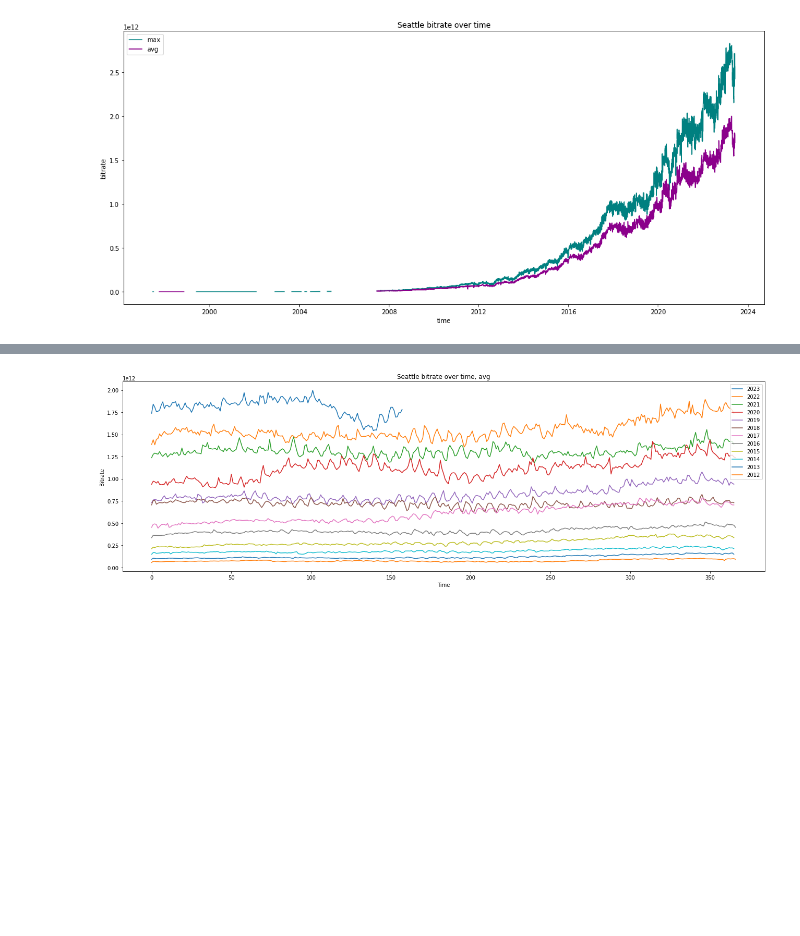
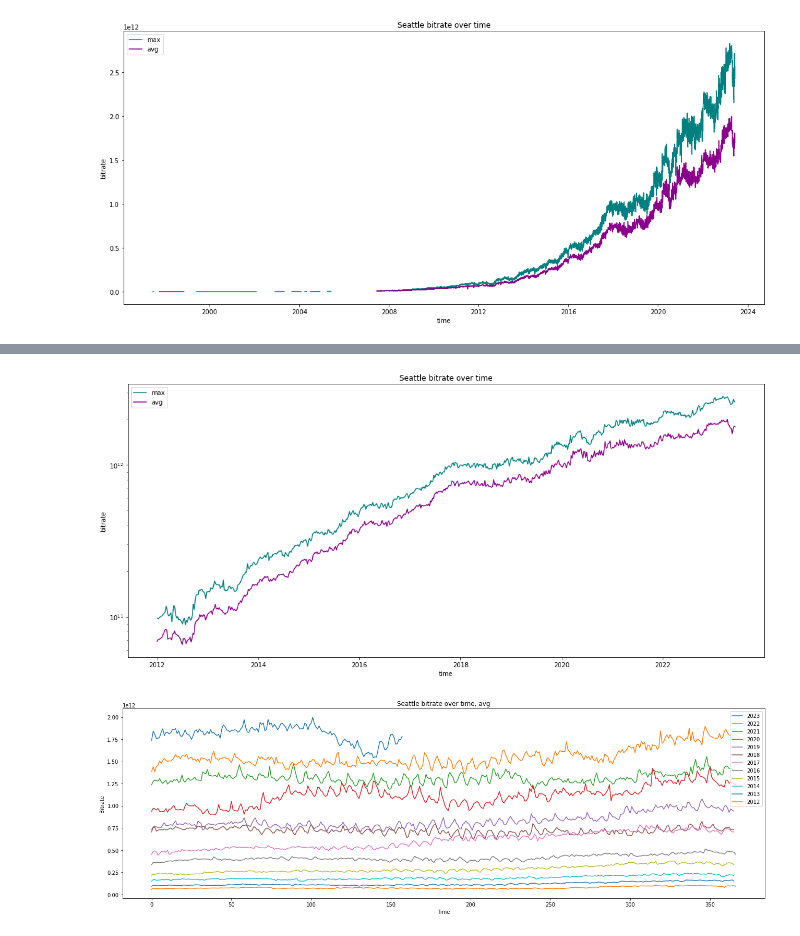
Before and after one commit to Ola2904/increasing_traffic_model, a Jupyter notebook: drawings.ipynb, the cells around one changed output, grey strips where cells are left out. Drawn from its saved outputs; the diff is of its cells as text; code cells hidden in the pictures; blank space fills up the shorter version.

Commit message:
add weekly resampling

```diff
--- a/drawings.ipynb
+++ b/drawings.ipynb
@@ -135,13 +135,16 @@ def draw_seattle_year_month_by_month(year=2022, aggregation='max', figsize=(18,6
         plt.show()
 
 
-def draw_seattle_avg_and_max(from_date=0, ylog=True, figsize=(15,7)):
+def draw_seattle_avg_and_max(from_date=0, ylog=True, figsize=(15,7), weekly_resampling=False):
     """
     draws Seatlle traffic from specified date formatted as 'yyyy-mm-dd' (or from the beginning if 0);
     aggregation types: 'avg' and 'max', ylog: use logaritmic yaxis
     """
     six_daily_avg = read_seattle_data('avg')
     six_daily_max = read_seattle_data('max')
+    if(weekly_resampling):
+            six_daily_avg = six_daily_avg.resample('7d').max()
+            six_daily_max = six_daily_max.resample('7d').max()
     from_date = from_date
     plt.figure(figsize=figsize)
     plt.plot(six_daily_max[from_date:], label='max', color='teal')
@@ -243,3 +246,7 @@ draw_seattle_avg_and_max(from_date=0,ylog=False)
+# %%
+draw_seattle_avg_and_max(from_date='2012-01-01',ylog=True, weekly_resampling=True)
+# %% [output]
+[figure, added]
 # %%
 draw_seattle_year_by_year(aggregation='avg',weekly_resampling=False)
 # %% [output]
```
Also changed, not shown: parts of 2 cells of this notebook.
